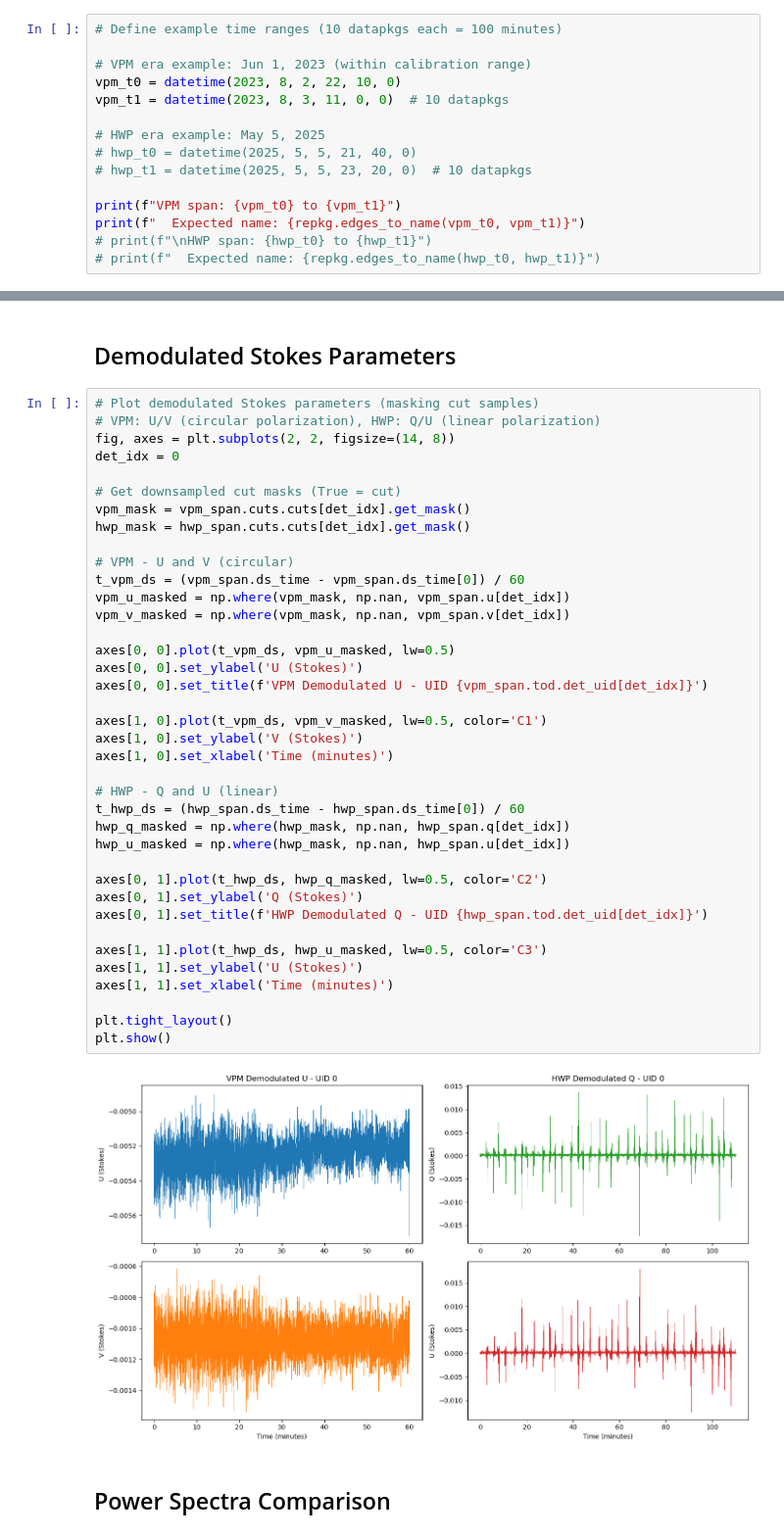
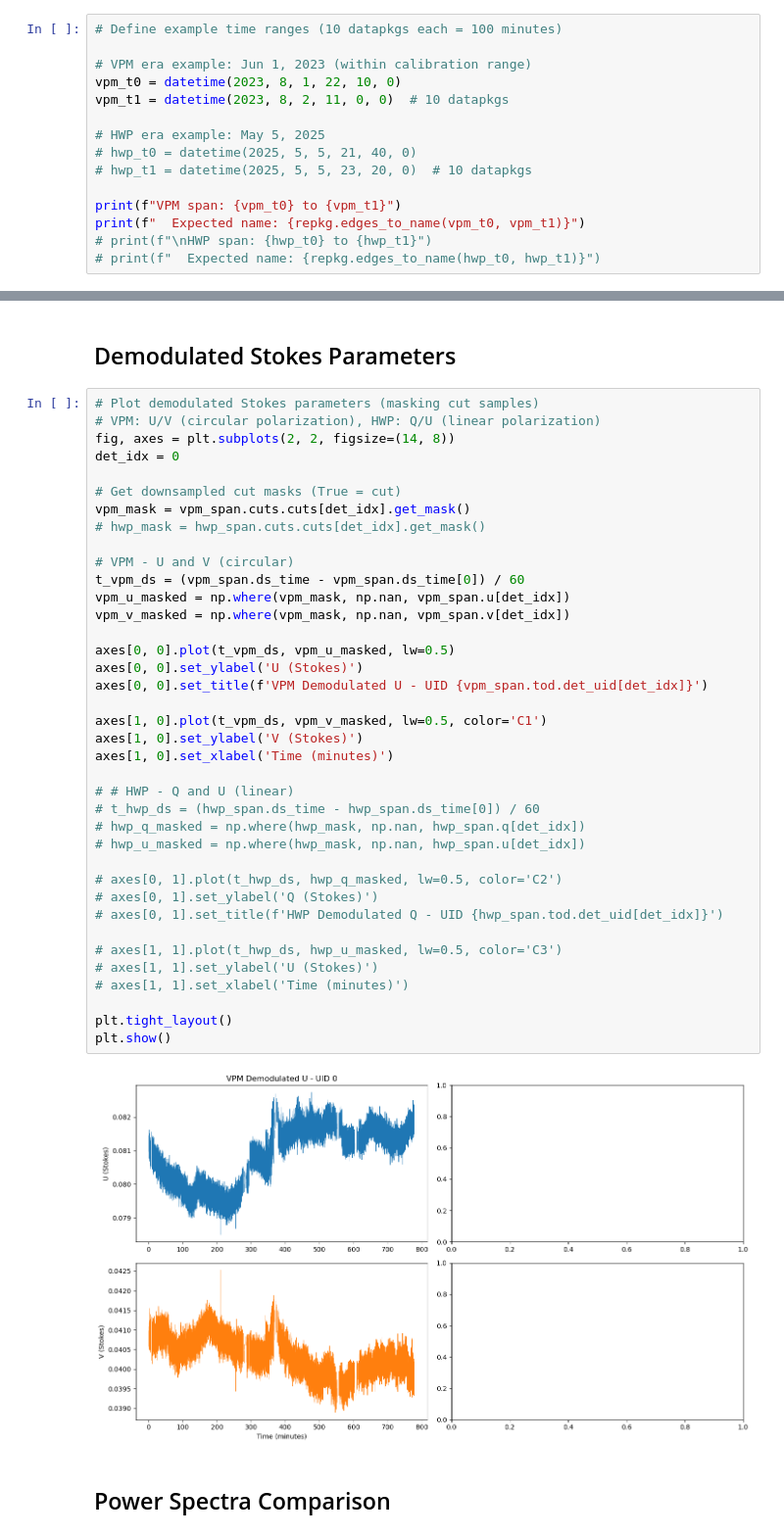
Before and after one commit to viviantao1/gh_band, a Jupyter notebook: gh_intro.ipynb, the cells around one changed output, grey strips where cells are left out. Shown at 98% size. Saved outputs shown, nothing was run; the diff lists cells and outputs as text.

```diff
--- a/gh_intro.ipynb
+++ b/gh_intro.ipynb
@@ -91,8 +92,8 @@ A Span is constructed from a time range (t0, t1). Each 10-minute interval corres
 # Define example time ranges (10 datapkgs each = 100 minutes)
 
 # VPM era example: Jun 1, 2023 (within calibration range)
-vpm_t0 = datetime(2023, 8, 2, 22, 10, 0)
-vpm_t1 = datetime(2023, 8, 3, 11, 0, 0)  # 10 datapkgs
+vpm_t0 = datetime(2023, 8, 1, 22, 10, 0)
+vpm_t1 = datetime(2023, 8, 2, 11, 0, 0)  # 10 datapkgs
 
 # HWP era example: May 5, 2025
 # hwp_t0 = datetime(2025, 5, 5, 21, 40, 0)
@@ -396,43 +406,43 @@ HWP demodulated:
 # %%
 # Plot demodulated Stokes parameters (masking cut samples)
 # VPM: U/V (circular polarization), HWP: Q/U (linear polarization)
 fig, axes = plt.subplots(2, 2, figsize=(14, 8))
 det_idx = 0
 
 # Get downsampled cut masks (True = cut)
 vpm_mask = vpm_span.cuts.cuts[det_idx].get_mask()
-hwp_mask = hwp_span.cuts.cuts[det_idx].get_mask()
+# hwp_mask = hwp_span.cuts.cuts[det_idx].get_mask()
 
 # VPM - U and V (circular)
 t_vpm_ds = (vpm_span.ds_time - vpm_span.ds_time[0]) / 60
 vpm_u_masked = np.where(vpm_mask, np.nan, vpm_span.u[det_idx])
 vpm_v_masked = np.where(vpm_mask, np.nan, vpm_span.v[det_idx])
 
 axes[0, 0].plot(t_vpm_ds, vpm_u_masked, lw=0.5)
 axes[0, 0].set_ylabel('U (Stokes)')
 axes[0, 0].set_title(f'VPM Demodulated U - UID {vpm_span.tod.det_uid[det_idx]}')
 
 axes[1, 0].plot(t_vpm_ds, vpm_v_masked, lw=0.5, color='C1')
 axes[1, 0].set_ylabel('V (Stokes)')
 axes[1, 0].set_xlabel('Time (minutes)')
 
-# HWP - Q and U (linear)
-t_hwp_ds = (hwp_span.ds_time - hwp_span.ds_time[0]) / 60
-hwp_q_masked = np.where(hwp_mask, np.nan, hwp_span.q[det_idx])
-hwp_u_masked = np.where(hwp_mask, np.nan, hwp_span.u[det_idx])
+# # HWP - Q and U (linear)
+# t_hwp_ds = (hwp_span.ds_time - hwp_span.ds_time[0]) / 60
+# hwp_q_masked = np.where(hwp_mask, np.nan, hwp_span.q[det_idx])
+# hwp_u_masked = np.where(hwp_mask, np.nan, hwp_span.u[det_idx])
 
-axes[0, 1].plot(t_hwp_ds, hwp_q_masked, lw=0.5, color='C2')
-axes[0, 1].set_ylabel('Q (Stokes)')
-axes[0, 1].set_title(f'HWP Demodulated Q - UID {hwp_span.tod.det_uid[det_idx]}')
+# axes[0, 1].plot(t_hwp_ds, hwp_q_masked, lw=0.5, color='C2')
+# axes[0, 1].set_ylabel('Q (Stokes)')
+# axes[0, 1].set_title(f'HWP Demodulated Q - UID {hwp_span.tod.det_uid[det_idx]}')
 
-axes[1, 1].plot(t_hwp_ds, hwp_u_masked, lw=0.5, color='C3')
-axes[1, 1].set_ylabel('U (Stokes)')
-axes[1, 1].set_xlabel('Time (minutes)')
+# axes[1, 1].plot(t_hwp_ds, hwp_u_masked, lw=0.5, color='C3')
+# axes[1, 1].set_ylabel('U (Stokes)')
+# axes[1, 1].set_xlabel('Time (minutes)')
 
 plt.tight_layout()
 plt.show()
 # %% [output]
-[figure, old version]
+[figure, new version]
 # %% [markdown]
 ## Power Spectra Comparison
 # %%
```
Also changed, not shown: parts of 9 cells of this notebook, 1 other file.
